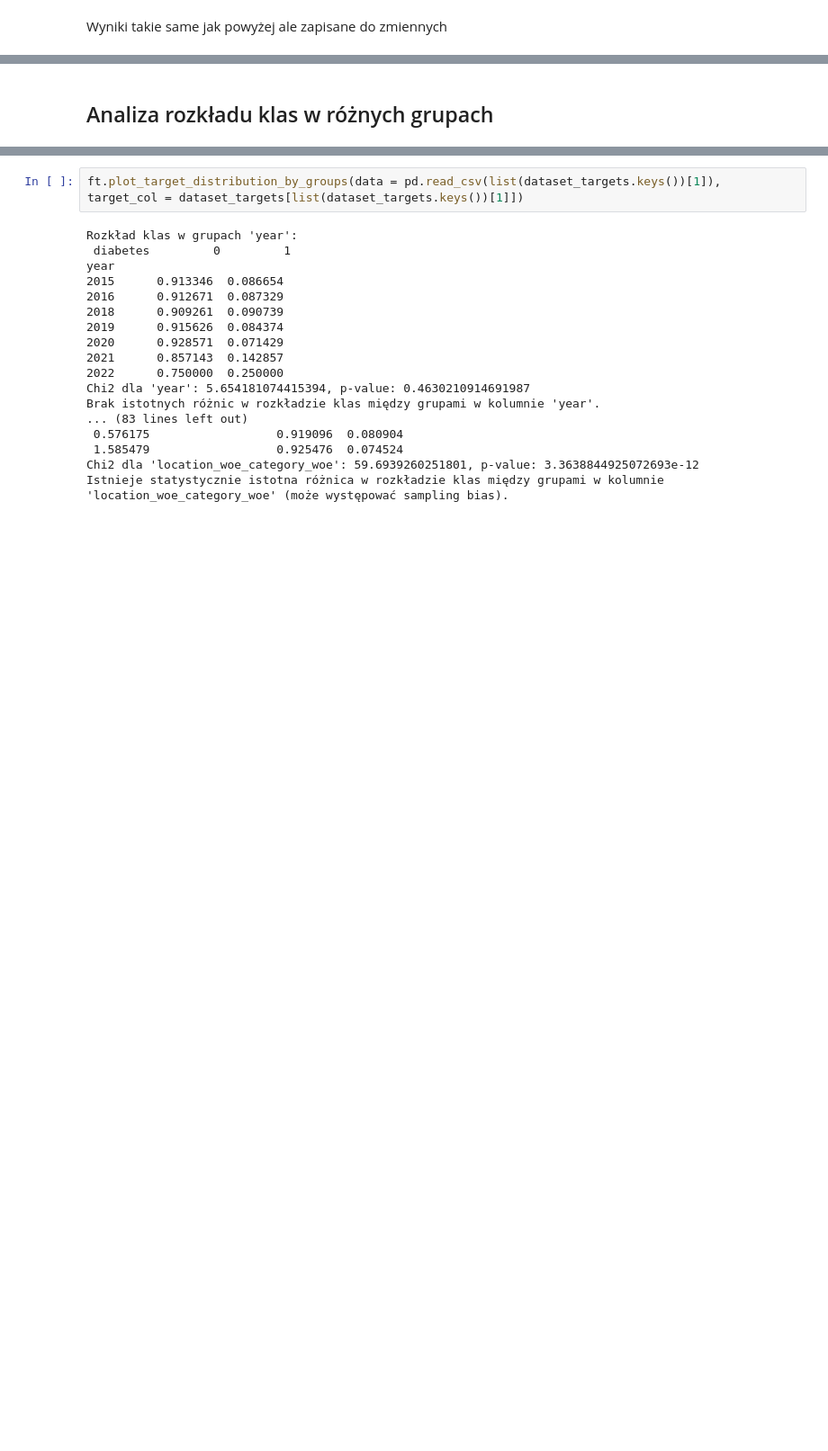
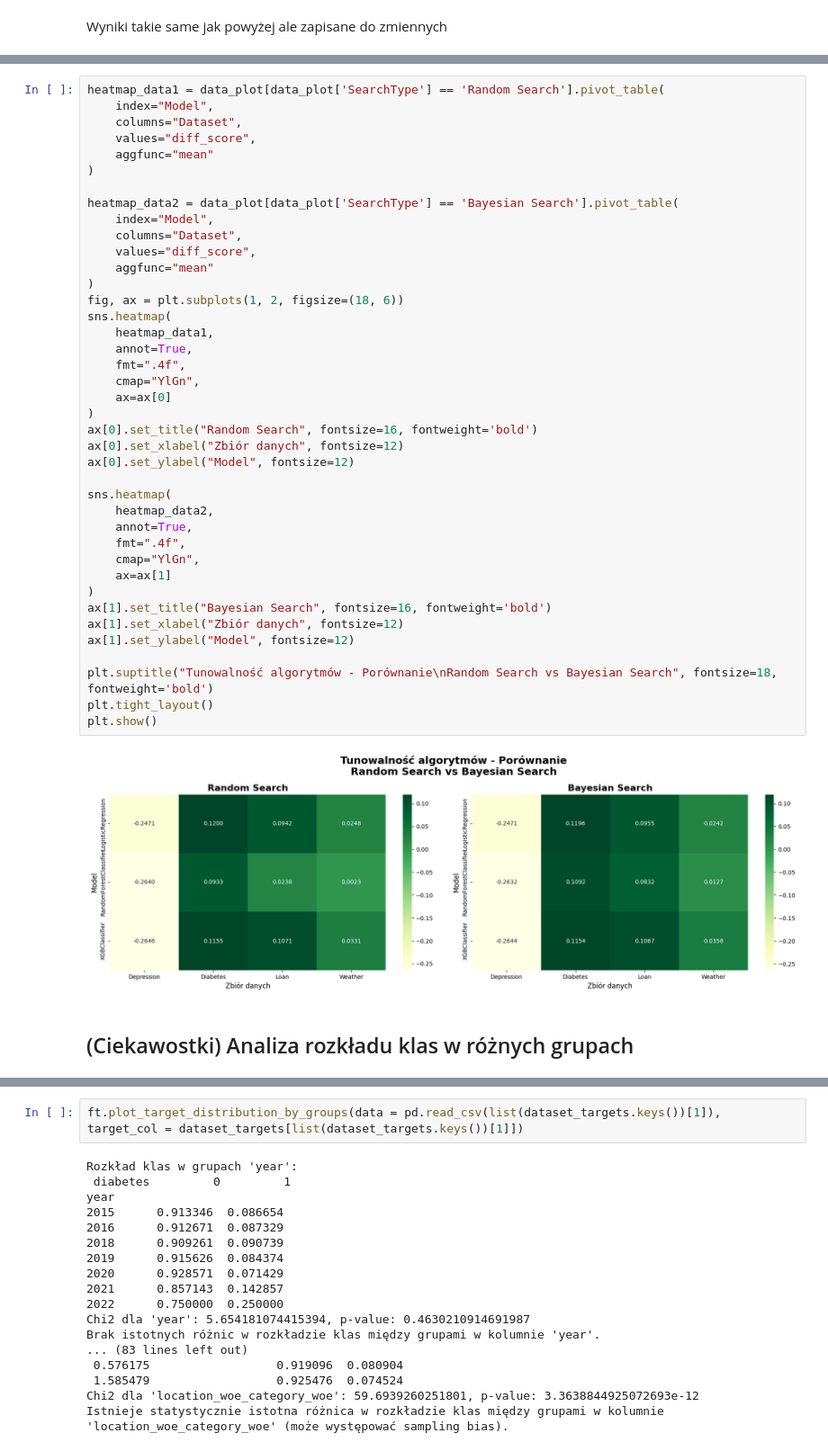
Before and after one commit to bartkowiakdaria/AutoML, a Jupyter notebook: tunning_all_models.ipynb, the cells around one changed output, grey strips where cells are left out. Shown at 90% size. Saved outputs shown, nothing was run; the diff lists cells and outputs as text; blank space fills up the shorter version.

```diff
--- a/tunning_all_models.ipynb
+++ b/tunning_all_models.ipynb
@@ -386,2 +371,44 @@ plt.show()
+# %%
+heatmap_data1 = data_plot[data_plot['SearchType'] == 'Random Search'].pivot_table(
+    index="Model",
+    columns="Dataset",
+    values="diff_score",
+    aggfunc="mean"
+)
+
+heatmap_data2 = data_plot[data_plot['SearchType'] == 'Bayesian Search'].pivot_table(
+    index="Model",
+    columns="Dataset",
+    values="diff_score",
+    aggfunc="mean"
+)
+fig, ax = plt.subplots(1, 2, figsize=(18, 6))
+sns.heatmap(
+    heatmap_data1,
+    annot=True,
+    fmt=".4f",
+    cmap="YlGn",
+    ax=ax[0]
+)
+ax[0].set_title("Random Search", fontsize=16, fontweight='bold')
+ax[0].set_xlabel("Zbiór danych", fontsize=12)
+ax[0].set_ylabel("Model", fontsize=12)
+
+sns.heatmap(
+    heatmap_data2,
+    annot=True,
+    fmt=".4f",
+    cmap="YlGn",
+    ax=ax[1]
+)
+ax[1].set_title("Bayesian Search", fontsize=16, fontweight='bold')
+ax[1].set_xlabel("Zbiór danych", fontsize=12)
+ax[1].set_ylabel("Model", fontsize=12)
+
+plt.suptitle("Tunowalność algorytmów - Porównanie\nRandom Search vs Bayesian Search", fontsize=18, fontweight='bold')
+plt.tight_layout()
+plt.show()
+# %% [output]
+[figure, added]
 # %% [markdown]
-## Analiza rozkładu klas w różnych grupach
+## (Ciekawostki) Analiza rozkładu klas w różnych grupach
```
Also changed, not shown: parts of 20 cells of this notebook, 1 other file.
